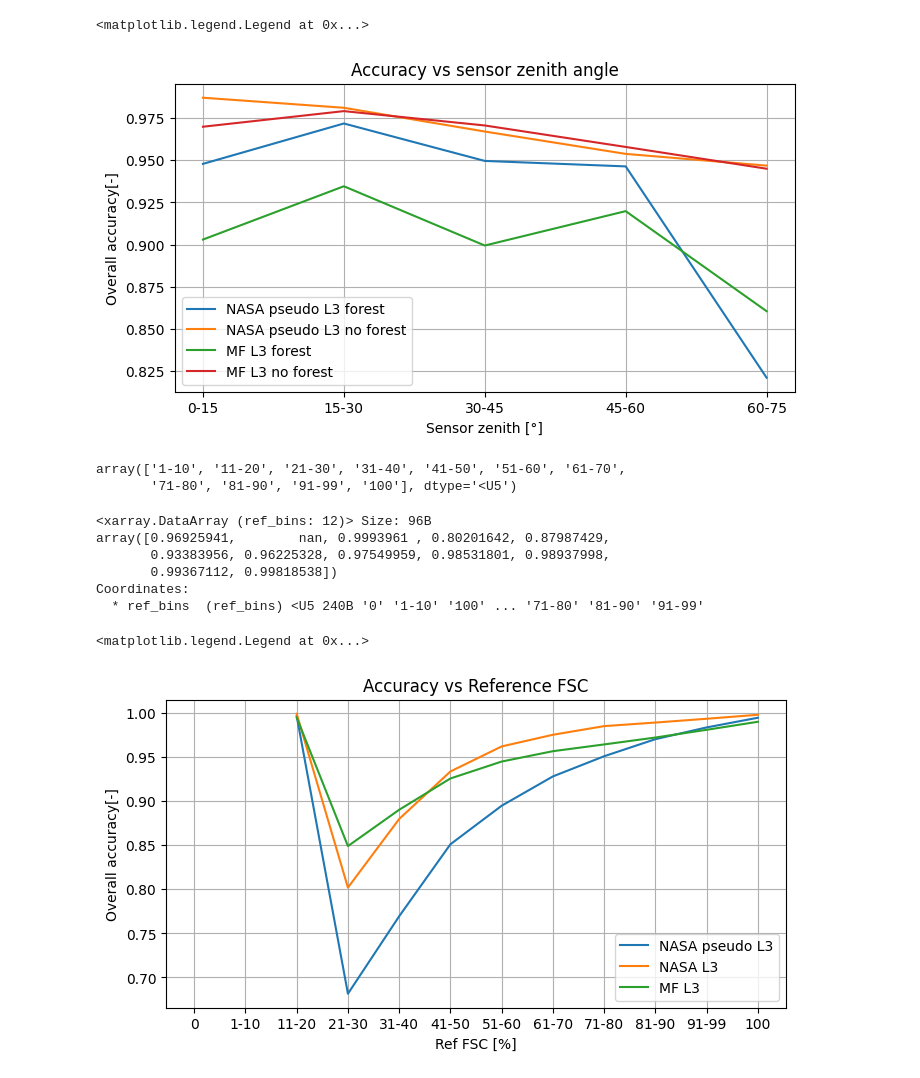
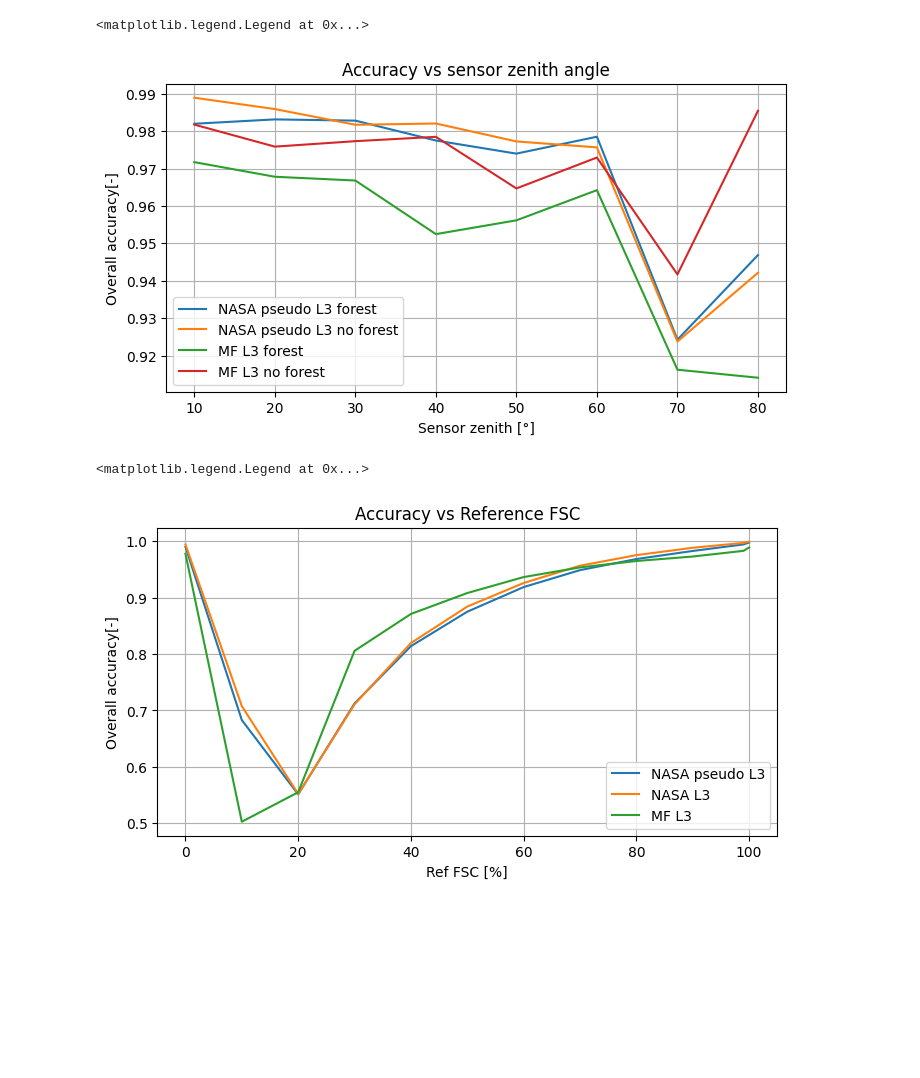
Before and after one commit to nicolaimpe/viirsnow, a Jupyter notebook: notebooks/accuracy.ipynb, the cells around one changed output. Saved outputs shown, nothing was run; the diff lists cells and outputs as text; code cells hidden in the pictures; blank space fills up the shorter version.

```diff
--- a/notebooks/accuracy.ipynb
+++ b/notebooks/accuracy.ipynb
@@ -1,6 +1,8 @@
 # %%
 import xarray as xr
-from evaluations.confusion_table import accuracy, plot_confusion_table
+from evaluations.confusion_table import  compute_score, plot_confusion_table, compute_all_scores
+import matplotlib.pyplot as plt
 analysis_folder = '/home/imperatoren/work/VIIRS_S2_comparison/viirsnow/output_folder/version_3/analyses/confusion_table'
-nasa_l3_metrics_ds = xr.open_dataset(f"{analysis_folder}/confusion_table_WY_2023_2024_SNPP_nasa_l3_res_375m.nc", decode_cf=False)
-nasa_l3_metrics_ds.groupby('forest_mask_bins').map(accuracy)
+nasa_l3_metrics_ds = xr.open_dataset(f"{analysis_folder}/confusion_table_WY_2023_2024_SNPP_nasa_l3_res_375m.nc", decode_cf=True)
+mf_metrics_ds = xr.open_dataset(f"{analysis_folder}/confusion_table_WY_2023_2024_SNPP_meteofrance_l3_res_375m.nc", decode_cf=True)
+nasa_pseudo_l3_metrics_ds = xr.open_dataset(f"{analysis_folder}/confusion_table_WY_2023_2024_SNPP_nasa_pseudo_l3_res_375m.nc", decode_cf=True)
@@ -17,3 +8,0 @@ plot_confusion_table(nasa_l3_metrics_ds)
-# %%
-mf_metrics_ds = xr.open_dataset(f"{analysis_folder}/confusion_table_WY_2023_2024_SNPP_meteofrance_l3_res_375m.nc", decode_cf=False)
-mf_metrics_ds.groupby('forest_mask_bins').map(accuracy)
@@ -30,3 +8,0 @@ plot_confusion_table(mf_metrics_ds)
-# %%
-nasa_pseudo_l3_metrics_ds = xr.open_dataset(f"{analysis_folder}/confusion_table_WY_2023_2024_SNPP_nasa_pseudo_l3_res_375m.nc", decode_cf=False)
-nasa_pseudo_l3_metrics_ds.groupby('ref_bins').map(accuracy)
@@ -45,38 +132,21 @@ plot_confusion_table(nasa_pseudo_l3_metrics_ds)
 # %%
 import matplotlib.pyplot as plt
 
 fig, ax = plt.subplots(figsize=(8,4))
 solar_zenith_bins = nasa_pseudo_l3_metrics_ds.coords['sensor_zenith_bins'].values
-ax.plot(solar_zenith_bins, nasa_pseudo_l3_metrics_ds.sel(forest_mask_bins='forest').groupby('sensor_zenith_bins').map(accuracy), label='NASA pseudo L3 forest')
-ax.plot(solar_zenith_bins, nasa_pseudo_l3_metrics_ds.sel(forest_mask_bins='no_forest').groupby('sensor_zenith_bins').map(accuracy), label='NASA pseudo L3 no forest')
-ax.plot(solar_zenith_bins, mf_metrics_ds.sel(forest_mask_bins='forest').groupby('sensor_zenith_bins').map(accuracy), label='MF L3 forest')
-ax.plot(solar_zenith_bins, mf_metrics_ds.sel(forest_mask_bins='no_forest').groupby('sensor_zenith_bins').map(accuracy), label='MF L3 no forest')
+ax.plot(solar_zenith_bins, nasa_pseudo_l3_metrics_ds.sel(forest_mask_bins=1).groupby('sensor_zenith_bins').map(accuracy), label='NASA pseudo L3 forest')
+ax.plot(solar_zenith_bins, nasa_pseudo_l3_metrics_ds.sel(forest_mask_bins=0).groupby('sensor_zenith_bins').map(accuracy), label='NASA pseudo L3 no forest')
+ax.plot(solar_zenith_bins, mf_metrics_ds.sel(forest_mask_bins=1).groupby('sensor_zenith_bins').map(accuracy), label='MF L3 forest')
+ax.plot(solar_zenith_bins, mf_metrics_ds.sel(forest_mask_bins=0).groupby('sensor_zenith_bins').map(accuracy), label='MF L3 no forest')
 ax.set_title('Accuracy vs sensor zenith angle')
 ax.set_xlabel('Sensor zenith [°]')
 ax.set_ylabel('Overall accuracy[-]')
 ax.grid(True)
 ax.legend()
 # %% [output]
 <matplotlib.legend.Legend at 0x...>
-[figure, old version]
+[figure, new version]
-# %%
-nasa_pseudo_l3_metrics_ds.coords['ref_bins'].values[1:]
-# %% [output]
-array(['1-10', '11-20', '21-30', '31-40', '41-50', '51-60', '61-70',
-       '71-80', '81-90', '91-99', '100'], dtype='<U5')
-# %%
-nasa_l3_metrics_ds.groupby('ref_bins').map(accuracy)
-# %% [output]
-<xarray.DataArray (ref_bins: 12)> Size: 96B
-array([0.96925941,        nan, 0.9993961 , 0.80201642, 0.87987429,
-       0.93383956, 0.96225328, 0.97549959, 0.98531801, 0.98937998,
-       0.99367112, 0.99818538])
-Coordinates:
-  * ref_bins  (ref_bins) <U5 240B '0' '1-10' '100' ... '71-80' '81-90' '91-99'
 # %%
-import numpy as np
-
-
 fig, ax = plt.subplots(figsize=(8,4))
 ref_fsc_bins = nasa_pseudo_l3_metrics_ds.coords['ref_bins'].values
 ax.plot(ref_fsc_bins, nasa_pseudo_l3_metrics_ds.groupby('ref_bins').map(accuracy), label='NASA pseudo L3')
@@ -89,4 +159,4 @@ ax.grid(True)
 ax.legend()
 # %% [output]
 <matplotlib.legend.Legend at 0x...>
-[figure, old version]
+[figure, new version]
```
Also changed, not shown: parts of 17 cells of this notebook, 3 other files.
